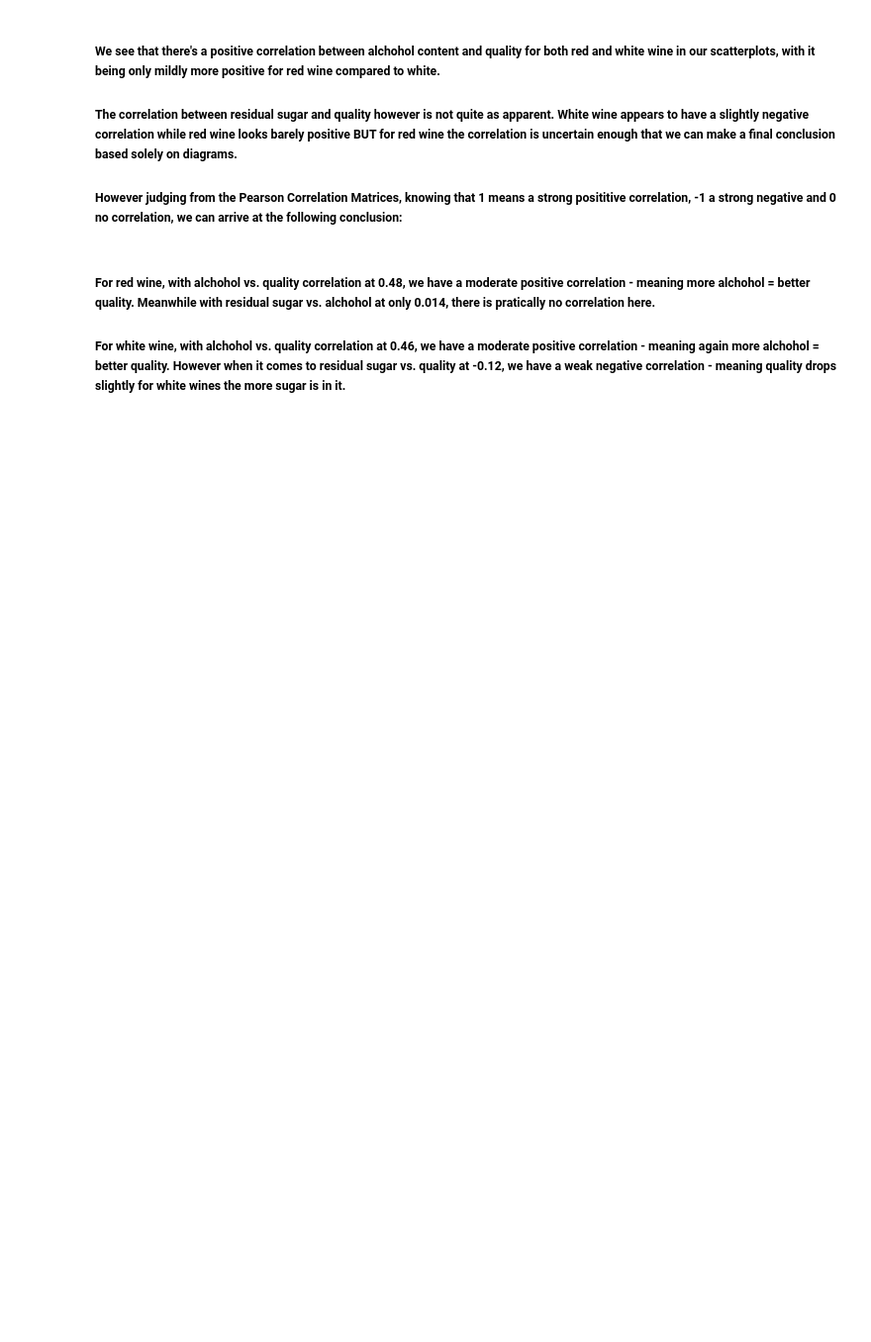
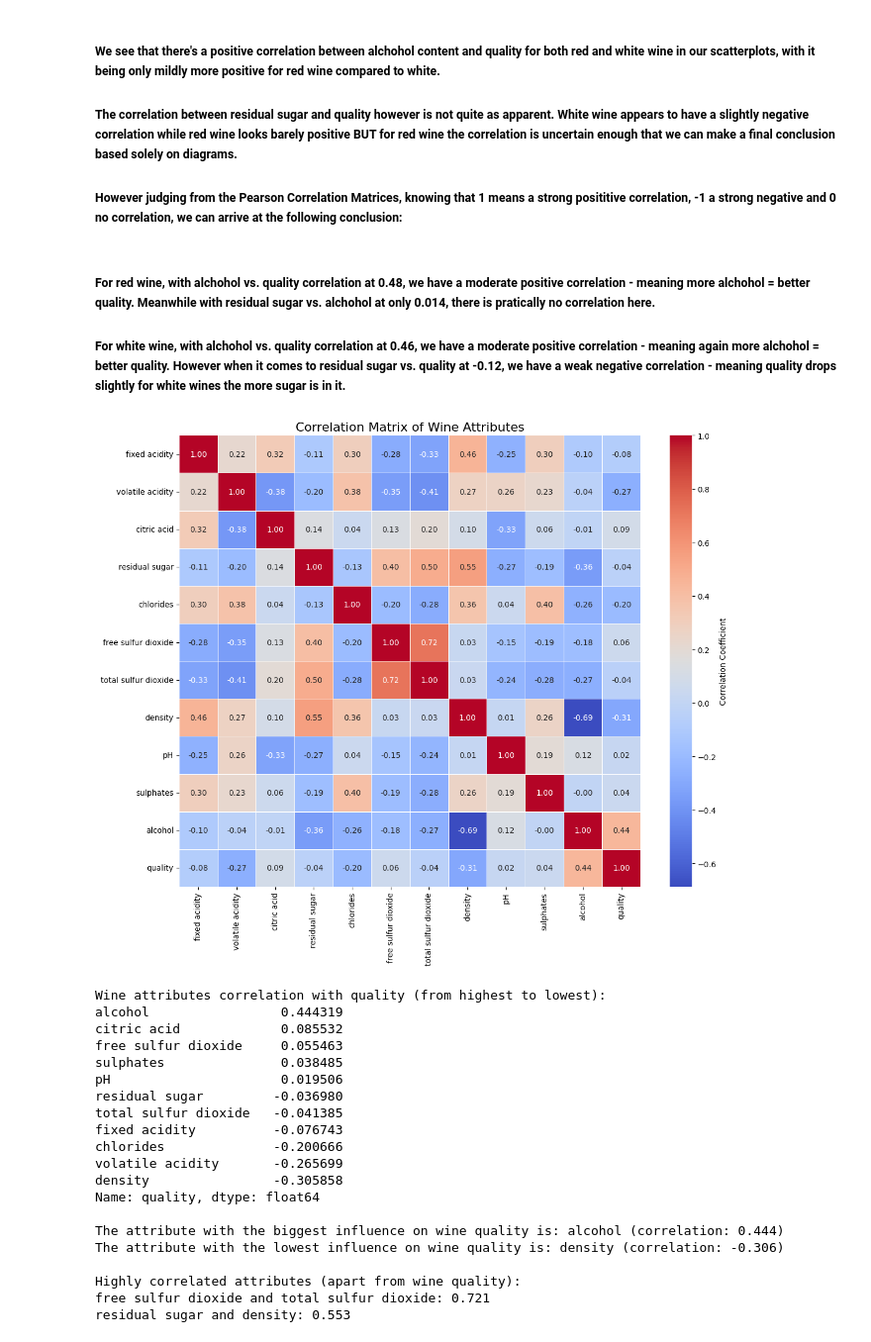
Before and after one commit to Nikolaj1992/MP1-Group9, a Jupyter notebook: MP-2/Code/Wine.ipynb, the cells around one changed output. Shown at 99% size. Cells and saved outputs as stored; diff of their text form; code cells hidden in the pictures; blank space fills up the shorter version.

Commit message:
Correlation matrix and heatmap

```diff
--- a/MP-2/Code/Wine.ipynb
+++ b/MP-2/Code/Wine.ipynb
@@ -444,3 +444,78 @@ vs.correlation_heatmap(wine_df_outlier_gone)
 # %% [markdown]
 ##### For red wine, with alchohol vs. quality correlation at 0.48, we have a moderate positive correlation - meaning more alchohol = better quality. Meanwhile with residual sugar vs. alchohol at only 0.014, there is pratically no correlation here.
 ##### For white wine, with alchohol vs. quality correlation at 0.46, we have a moderate positive correlation - meaning again more alchohol = better quality. However when it comes to residual sugar vs. quality at -0.12, we have a weak negative correlation - meaning quality drops slightly for white wines the more sugar is in it.
+# %%
+# Task 10: Create a correlation matrix and a heatmap of all data and investigate it
+
+# Calculate correlation matrix
+correlation_matrix = wine_df.drop(columns=['type']).corr()
+
+# Create a figure with appropriate size for the heatmap
+plt.figure(figsize=(12, 10))
+
+# Create a heatmap of the correlation matrix
+heatmap = sbn.heatmap(correlation_matrix, annot=True, cmap='coolwarm',
+                     linewidths=0.5, fmt='.2f', cbar_kws={'label': 'Correlation Coefficient'})
+
+# Add title and adjust layout
+plt.title('Correlation Matrix of Wine Attributes', fontsize=16)
+plt.tight_layout()
+plt.show()
+
+# Analyze correlation with quality (excluding quality itself)
+quality_correlation = correlation_matrix['quality'].drop('quality').sort_values(ascending=False)
+print("Wine attributes correlation with quality (from highest to lowest):")
+print(quality_correlation)
+
+# Find the attribute with the biggest influence on wine quality
+max_attribute = quality_correlation.idxmax()
+max_correlation = quality_correlation.max()
+print(f"\nThe attribute with the biggest influence on wine quality is: {max_attribute} (correlation: {max_correlation:.3f})")
+
+# attribute with the lowest influence on wine quality
+min_attribute = quality_correlation.idxmin()
+min_correlation = quality_correlation.min()
+print(f"The attribute with the lowest influence on wine quality is: {min_attribute} (correlation: {min_correlation:.3f})")
+
+# highly correlated attributes (apart from quality)
+#  upper triangle
+upper_tri = correlation_matrix.where(np.triu(np.ones(correlation_matrix.shape), k=1).astype(bool))
+
+# Find pairs with high correlation (above 0.5, excluding quality)
+high_corr_pairs = []
+for col in upper_tri.columns:
+    for idx in upper_tri.index:
+        if upper_tri.loc[idx, col] > 0.5 and col != 'quality' and idx != 'quality':
+            high_corr_pairs.append((idx, col, upper_tri.loc[idx, col]))
+
+# Sort and display highly correlated pairs
+high_corr_pairs.sort(key=lambda x: x[2], reverse=True)
+print("\nHighly correlated attributes (apart from wine quality):")
+for attr1, attr2, corr in high_corr_pairs:
+    print(f"{attr1} and {attr2}: {corr:.3f}")
+
+# If there are no highly correlated pairs
+if not high_corr_pairs:
+    print("No other attributes are highly correlated (correlation > 0.5)")
+# %% [output]
+[figure, added]
+Wine attributes correlation with quality (from highest to lowest):
+alcohol                 0.444319
+citric acid             0.085532
+free sulfur dioxide     0.055463
+sulphates               0.038485
+pH                      0.019506
+residual sugar         -0.036980
+total sulfur dioxide   -0.041385
+fixed acidity          -0.076743
+chlorides              -0.200666
+volatile acidity       -0.265699
+density                -0.305858
+Name: quality, dtype: float64
+
+The attribute with the biggest influence on wine quality is: alcohol (correlation: 0.444)
+The attribute with the lowest influence on wine quality is: density (correlation: -0.306)
+
+Highly correlated attributes (apart from wine quality):
+free sulfur dioxide and total sulfur dioxide: 0.721
+residual sugar and density: 0.553
```
Also changed, not shown: parts of 6 cells of this notebook.
